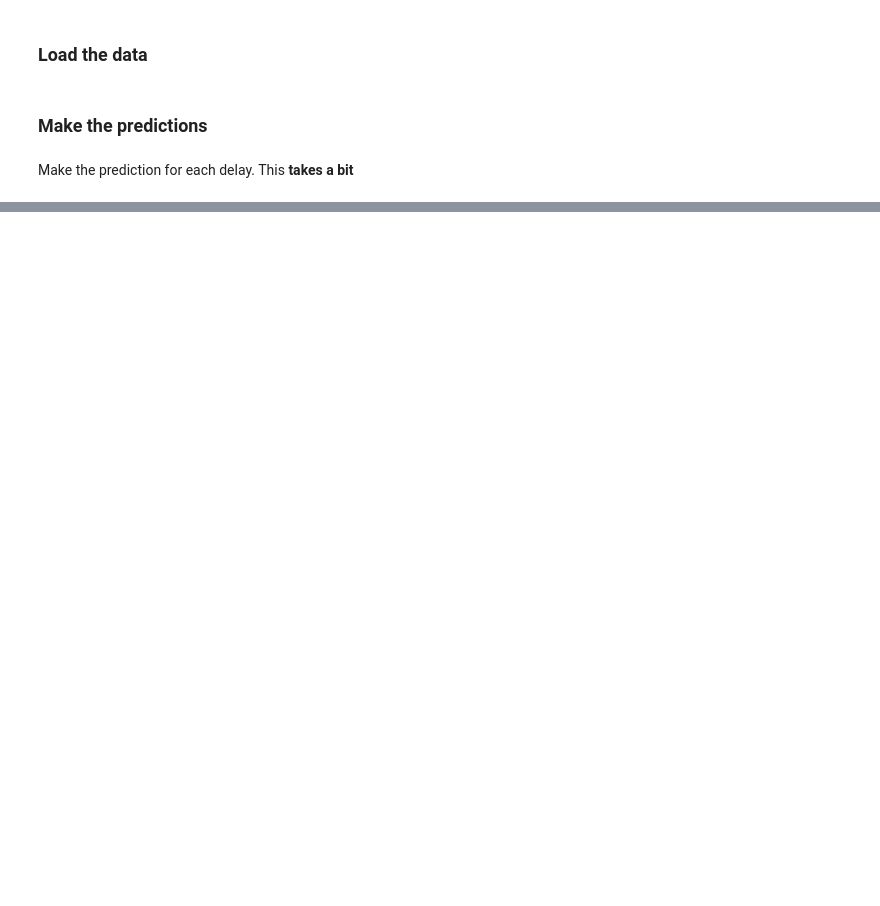
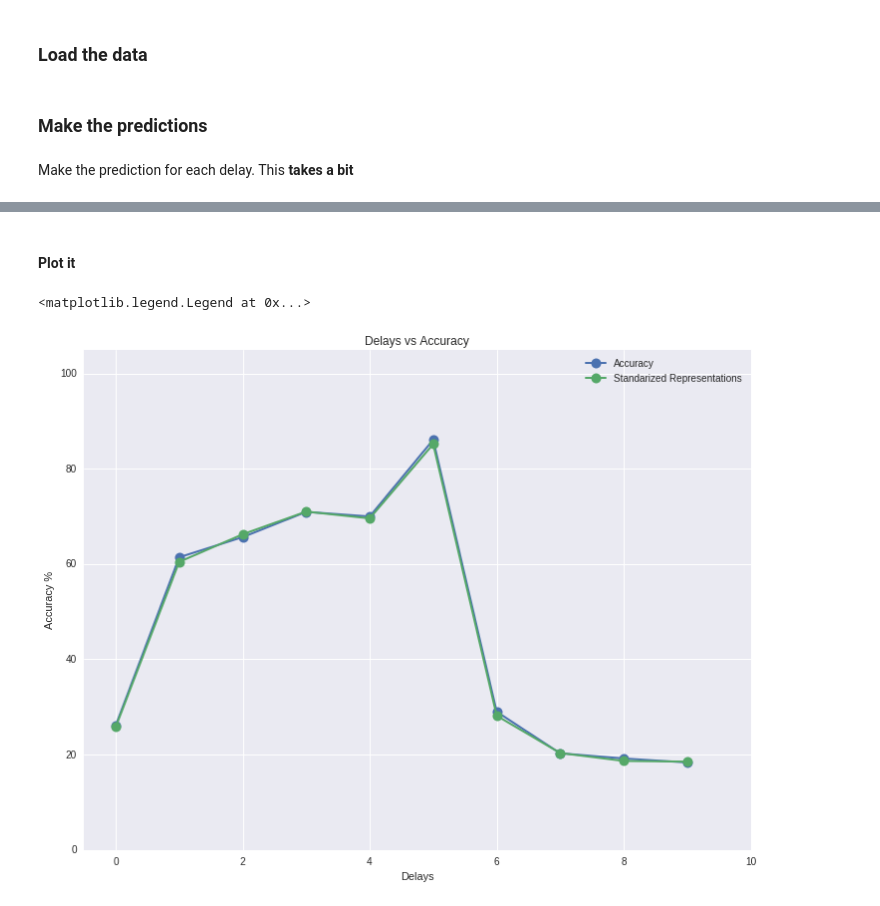
Before and after one commit to h-mayorquin/time_series_basic, a Jupyter notebook: presentations/2016-01-21(Wall-Street-Letter-Latency-Prediction).ipynb, the cells around one changed output, grey strips where cells are left out. Cells and saved outputs as stored; diff of their text form; code cells hidden in the pictures; blank space fills up the shorter version.

Commit message:
Added a section to the latency prediction where a standarized version of the features is used and compared to the normal case for accuracy

```diff
--- a/presentations/2016-01-21(Wall-Street-Letter-Latency-Prediction).ipynb
+++ b/presentations/2016-01-21(Wall-Street-Letter-Latency-Prediction).ipynb
@@ -84,0 +105,18 @@ fig.set_size_inches((12, 9))
+# %%
+N = 50000  # Amount of data
+delays = np.arange(0, 10)
+accuracy_normalized = []
+
+# Make prediction with scikit-learn
+for delay in delays:
+    X = code_vectors_winner[:(N - delay)]
+    y = letters_sequence[delay:N]
+    X = preprocessing.scale(X)
+    X_train, X_test, y_train, y_test = cross_validation.train_test_split(X, y, test_size=0.10)
+
+    clf = svm.SVC(C=1.0, cache_size=200, kernel='linear')
+    clf.fit(X_train, y_train)
+    score = clf.score(X_test, y_test) * 100.0
+    accuracy_normalized.append(score)
+    print('delay', delay)
+    print('score', score)
@@ -84,0 +144,16 @@ fig.set_size_inches((12, 9))
+# %% [markdown]
+#### Plot it
+# %%
+plt.plot(delays, accuracy, 'o-', lw=2, markersize=10., label='Accuracy')
+plt.plot(delays, accuracy_normalized, 'o-', lw=2, markersize=10, label='Standarized Representations')
+plt.xlabel('Delays')
+plt.ylim([0, 105])
+plt.xlim([-0.5, 10])
+plt.ylabel('Accuracy %')
+plt.title('Delays vs Accuracy')
+fig = plt.gcf()
+fig.set_size_inches((12, 9))
+plt.legend()
+# %% [output]
+<matplotlib.legend.Legend at 0x...>
+[figure, added]
```
Also changed, not shown: parts of 7 cells of this notebook, 1 other file.
